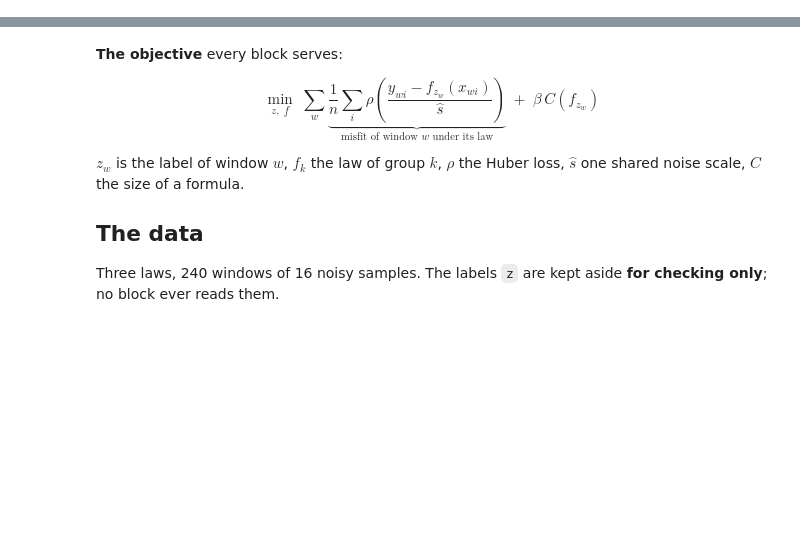
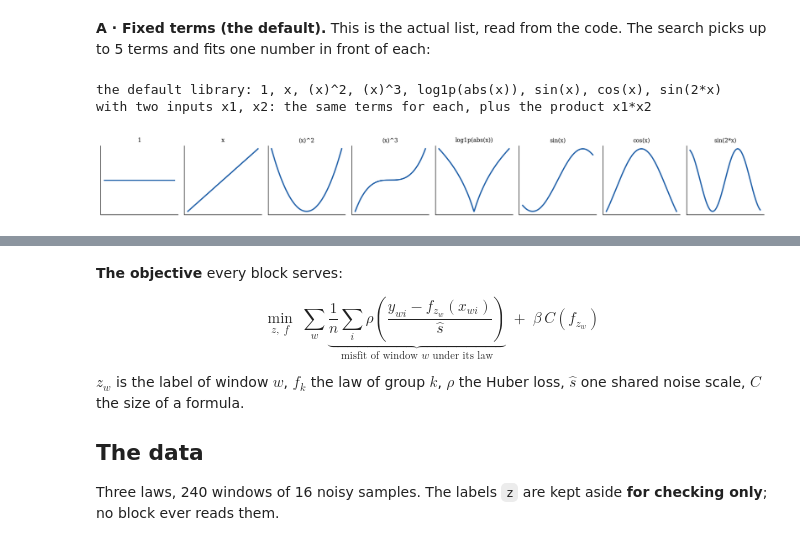
Before and after one commit to drorjac/lrdsr-clustering, a Jupyter notebook: notebooks/09_algorithm_tutorial.ipynb, the cells around one changed output, grey strips where cells are left out. Saved outputs shown, nothing was run; the diff lists cells and outputs as text; code cells hidden in the pictures; blank space fills up the shorter version.

```diff
--- a/notebooks/09_algorithm_tutorial.ipynb
+++ b/notebooks/09_algorithm_tutorial.ipynb
@@ -27,0 +42,17 @@ Image(filename=str(ROOT / "docs" / "algorithm" / "00_algorithm_at_a_glance.png")
+# %% [markdown]
+**A · Fixed terms (the default).** This is the actual list, read from the
+code. The search picks up to 5 terms and fits one number in front of each:
+# %%
+from lrdsr.core.soft import library_terms
+xg = np.linspace(-2.2, 2.2, 300)
+Phi, names = library_terms(xg[:, None], feature_names=["x"])
+print("the default library:", ", ".join(names))
+print("with two inputs x1, x2: the same terms for each, plus the product x1*x2")
+fig, ax = plt.subplots(1, len(names), figsize=(15, 2.0), sharex=True)
+for a, nm, col in zip(ax, names, Phi.T):
+    a.plot(xg, col, color=viz.PALETTE[0], lw=2); a.set_title(nm, fontsize=9); a.set(xticks=[], yticks=[])
+fig.tight_layout()
+# %% [output]
+the default library: 1, x, (x)^2, (x)^3, log1p(abs(x)), sin(x), cos(x), sin(2*x)
+with two inputs x1, x2: the same terms for each, plus the product x1*x2
+[figure, added]
```
Also changed, not shown: parts of 8 cells of this notebook, 8 other files.
